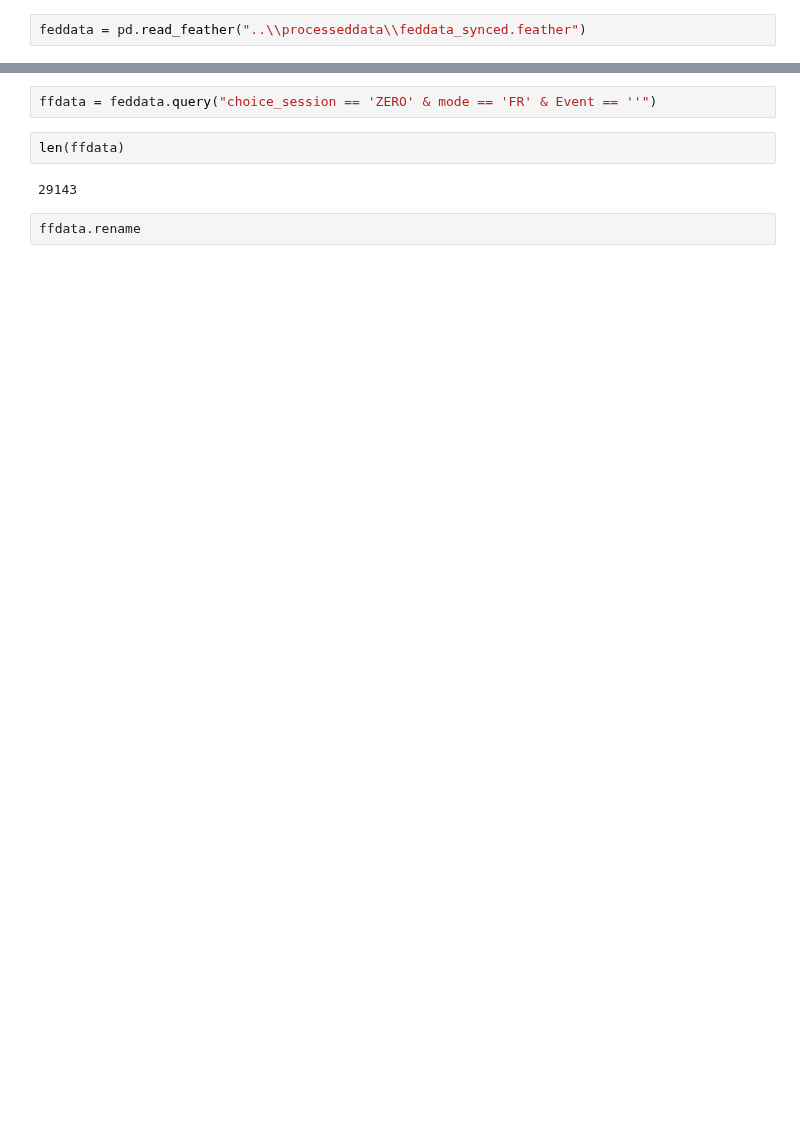
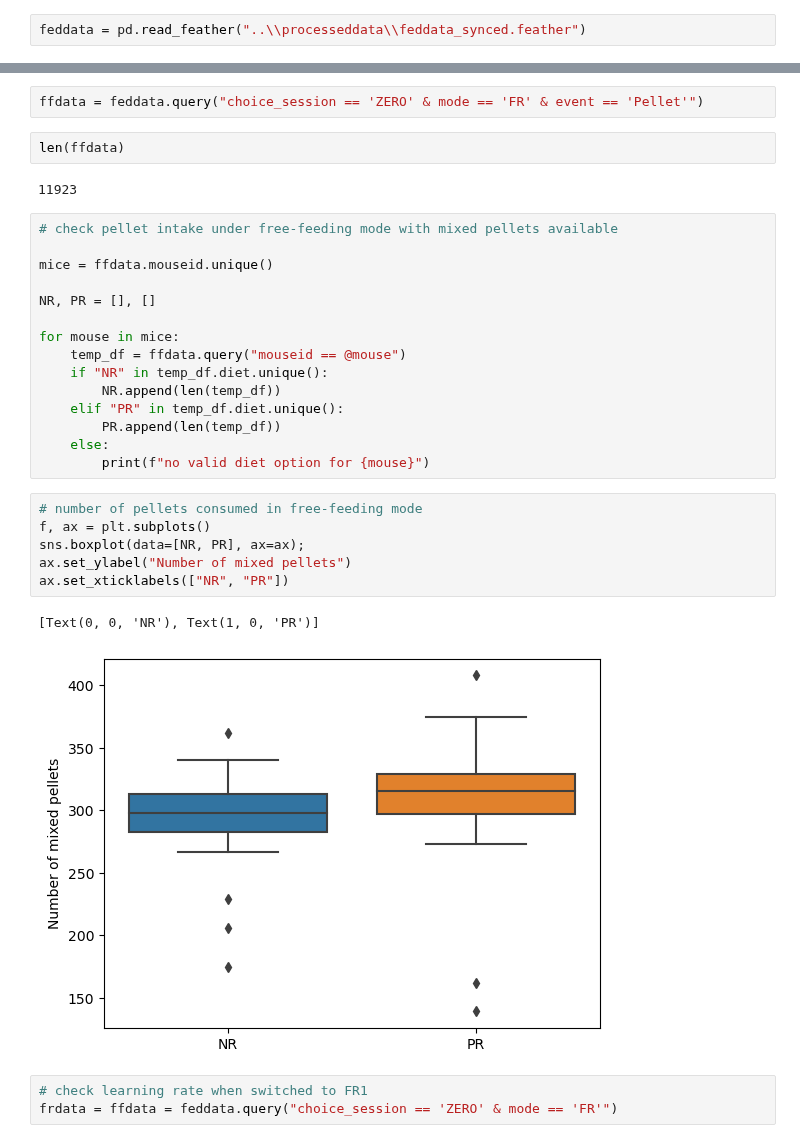
Before and after one commit to Htbibalan/FEDPROFERENCE, a Jupyter notebook: notebooks/01_mix_pellets_analysis.ipynb, the cells around one changed output, grey strips where cells are left out. Cells and saved outputs as stored; diff of their text form; blank space fills up the shorter version.

Commit message:
learning rate for mixed FR

```diff
--- a/notebooks/01_mix_pellets_analysis.ipynb
+++ b/notebooks/01_mix_pellets_analysis.ipynb
@@ -21,8 +26,33 @@ feddata
 # %%
-ffdata = feddata.query("choice_session == 'ZERO' & mode == 'FR' & Event == ''")
+ffdata = feddata.query("choice_session == 'ZERO' & mode == 'FR' & event == 'Pellet'")
 # %%
 len(ffdata)
 # %% [output]
-29143
+11923
-# %%
-ffdata.rename
+# %%
+# check pellet intake under free-feeding mode with mixed pellets available
+
+mice = ffdata.mouseid.unique()
+
+NR, PR = [], []
+
+for mouse in mice:
+    temp_df = ffdata.query("mouseid == @mouse")
+    if "NR" in temp_df.diet.unique():
+        NR.append(len(temp_df))
+    elif "PR" in temp_df.diet.unique():
+        PR.append(len(temp_df))
+    else:
+        print(f"no valid diet option for {mouse}")
+# %%
+# number of pellets consumed in free-feeding mode
+f, ax = plt.subplots()
+sns.boxplot(data=[NR, PR], ax=ax);
+ax.set_ylabel("Number of mixed pellets")
+ax.set_xticklabels(["NR", "PR"])
+# %% [output]
+[Text(0, 0, 'NR'), Text(1, 0, 'PR')]
+[figure, added]
+# %%
+# check learning rate when switched to FR1
+frdata = ffdata = feddata.query("choice_session == 'ZERO' & mode == 'FR'")
```
Also changed, not shown: parts of 15 cells of this notebook.
